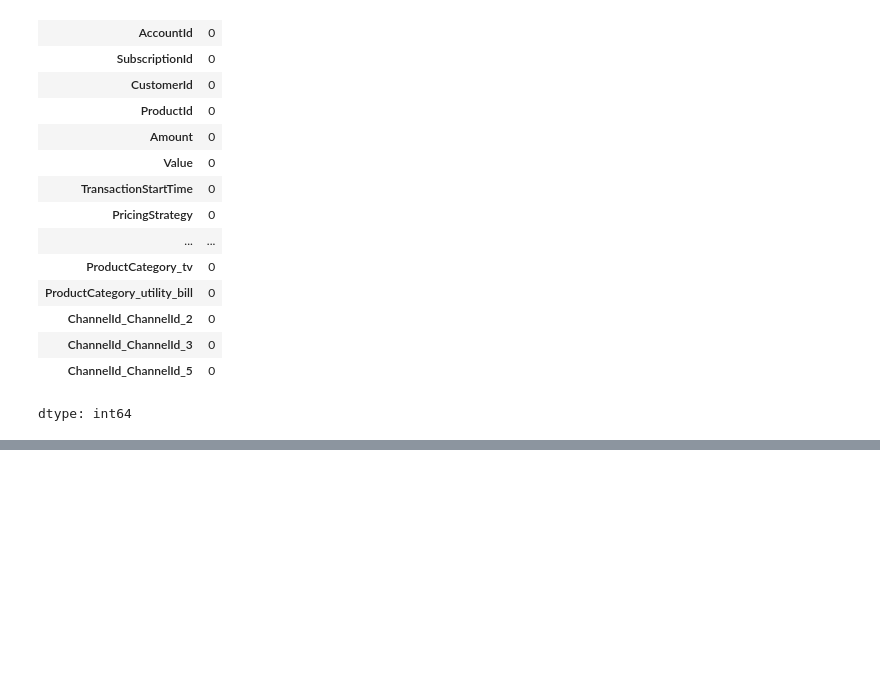
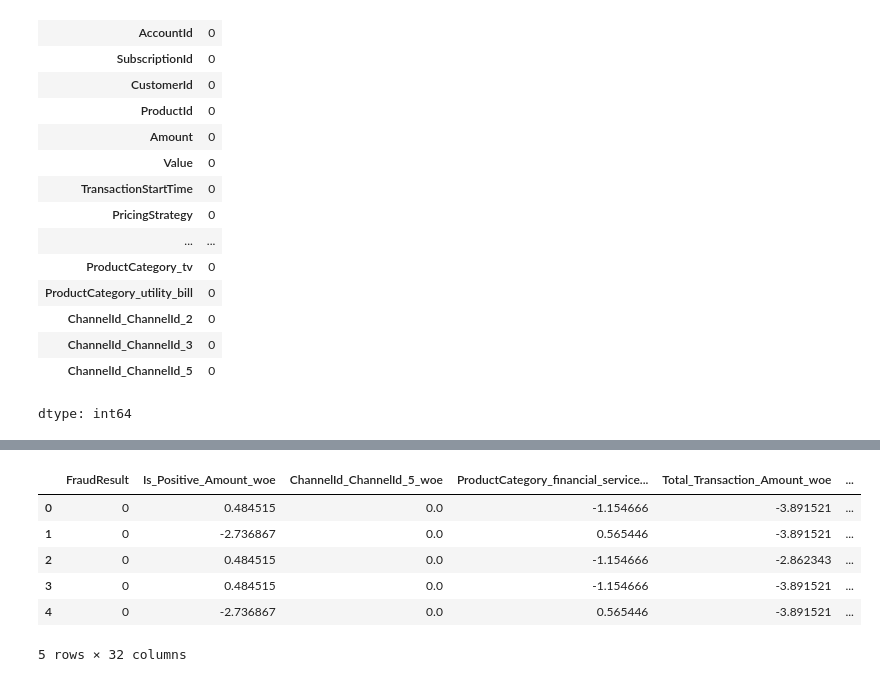
Before and after one commit to SaraFedlu/Credit-Risk-Modeling, a Jupyter notebook: notebooks/feature_engineering.ipynb, the cells around one changed output, grey strips where cells are left out. Saved outputs shown, nothing was run; the diff lists cells and outputs as text; code cells hidden in the pictures; blank space fills up the shorter version.

Commit message:
performed woe binning

```diff
--- a/notebooks/feature_engineering.ipynb
+++ b/notebooks/feature_engineering.ipynb
@@ -135,3 +172,10 @@ numerical_cols = ['Total_Transaction_Amount', 'Avg_Transaction_Amount',
 
 # Standardize numerical columns
 data[numerical_cols] = scaler.fit_transform(data[numerical_cols])
+# %%
+exclude_columns = ['TransactionId', 'BatchId', 'AccountId', 'SubscriptionId', 'CustomerId', 'TransactionStartTime']
+data_for_binning = data.drop(columns=exclude_columns)
+# %%
+# Perform WOE binning
+bins = sc.woebin(data_for_binning, y='FraudResult')
+print(bins)
@@ -137,0 +200,3 @@ data[numerical_cols] = scaler.fit_transform(data[numerical_cols])
+# %%
+# Apply WOE transformation
+data_woe = sc.woebin_ply(data_for_binning, bins)
@@ -137,0 +206,10 @@ data[numerical_cols] = scaler.fit_transform(data[numerical_cols])
+# %%
+data_woe.head()
+# %% [output]
+|  | FraudResult | Is_Positive_Amount_woe | ChannelId_ChannelId_5_woe | ProductCategory_financial_service... | Total_Transaction_Amount_woe | ... |
+| 0 | 0 | 0.484515 | 0.0 | -1.154666 | -3.891521 | ... |
+| 1 | 0 | -2.736867 | 0.0 | 0.565446 | -3.891521 | ... |
+| 2 | 0 | 0.484515 | 0.0 | -1.154666 | -2.862343 | ... |
+| 3 | 0 | 0.484515 | 0.0 | -1.154666 | -3.891521 | ... |
+| 4 | 0 | -2.736867 | 0.0 | 0.565446 | -3.891521 | ... |
+5 rows × 32 columns
```
Also changed, not shown: parts of 6 cells of this notebook.
